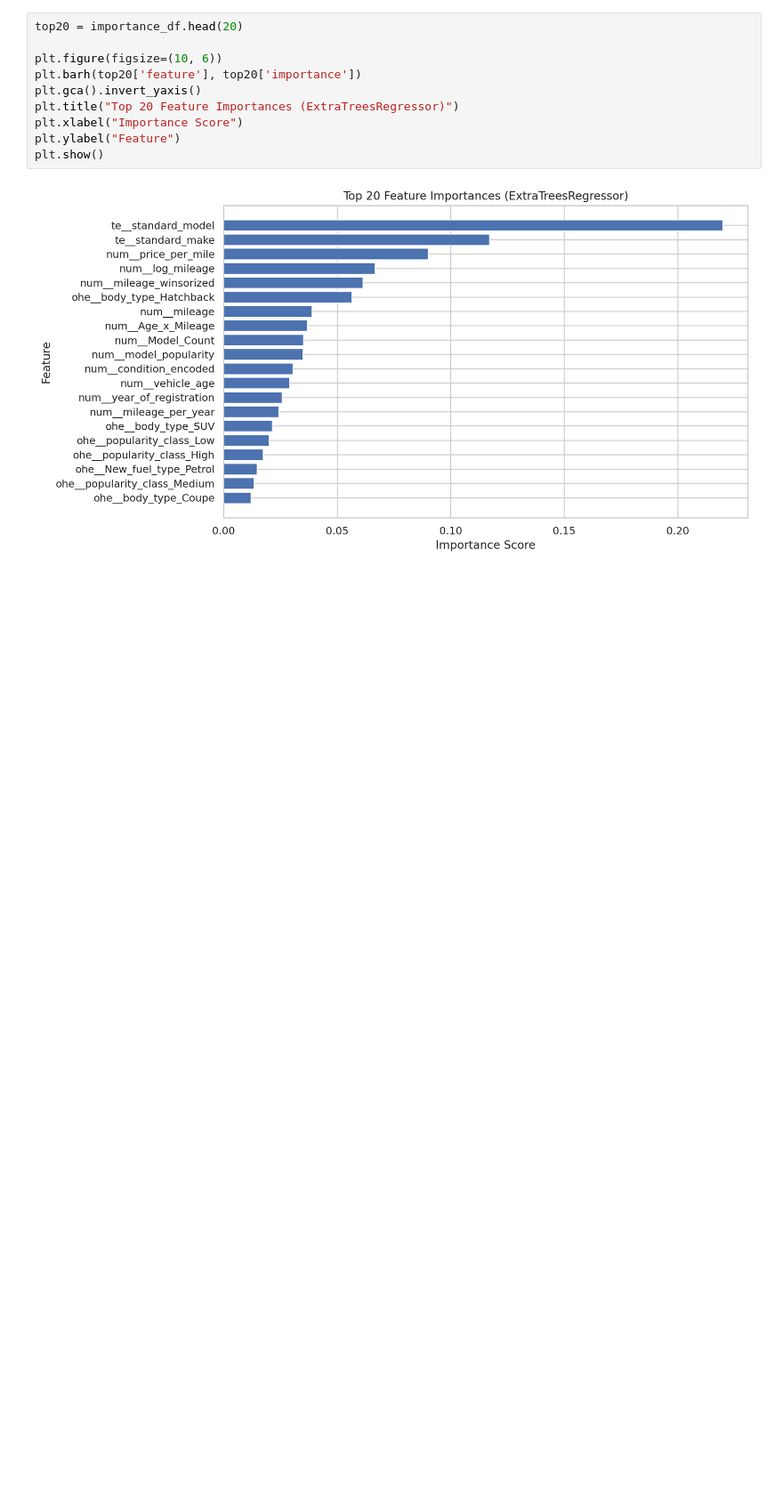
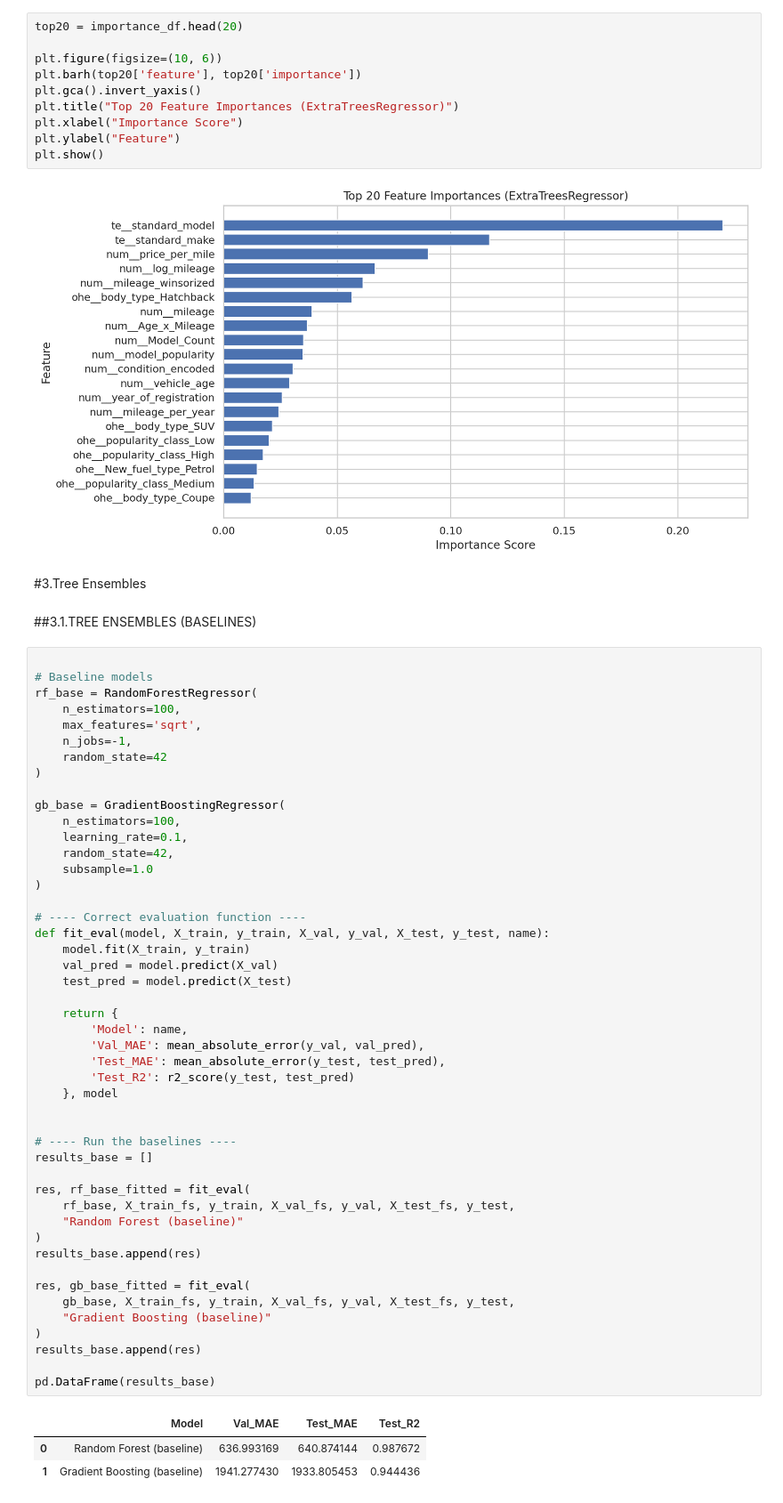
Before and after one commit to Abdi-dotcom/Machine-Learning-Project, a Jupyter notebook: 20029423_AML_notebook.ipynb, the cells around one changed output. Shown at 89% size. Drawn from its saved outputs; the diff is of its cells as text; blank space fills up the shorter version.

Commit message:
3. Tree Ensembles

```diff
--- a/20029423_AML_notebook.ipynb
+++ b/20029423_AML_notebook.ipynb
@@ -271,3 +271,58 @@ plt.ylabel("Feature")
 plt.show()
 # %% [output]
 [figure]
+# %% [markdown]
+#3.Tree Ensembles
+# %% [markdown]
+##3.1.TREE ENSEMBLES (BASELINES)
+# %%
+
+# Baseline models
+rf_base = RandomForestRegressor(
+    n_estimators=100,
+    max_features='sqrt',
+    n_jobs=-1,
+    random_state=42
+)
+
+gb_base = GradientBoostingRegressor(
+    n_estimators=100,
+    learning_rate=0.1,
+    random_state=42,
+    subsample=1.0
+)
+
+# ---- Correct evaluation function ----
+def fit_eval(model, X_train, y_train, X_val, y_val, X_test, y_test, name):
+    model.fit(X_train, y_train)
+    val_pred = model.predict(X_val)
+    test_pred = model.predict(X_test)
+
+    return {
+        'Model': name,
+        'Val_MAE': mean_absolute_error(y_val, val_pred),
+        'Test_MAE': mean_absolute_error(y_test, test_pred),
+        'Test_R2': r2_score(y_test, test_pred)
+    }, model
+
+
+# ---- Run the baselines ----
+results_base = []
+
+res, rf_base_fitted = fit_eval(
+    rf_base, X_train_fs, y_train, X_val_fs, y_val, X_test_fs, y_test,
+    "Random Forest (baseline)"
+)
+results_base.append(res)
+
+res, gb_base_fitted = fit_eval(
+    gb_base, X_train_fs, y_train, X_val_fs, y_val, X_test_fs, y_test,
+    "Gradient Boosting (baseline)"
+)
+results_base.append(res)
+
+pd.DataFrame(results_base)
+# %% [output]
+|  | Model | Val_MAE | Test_MAE | Test_R2 |
+| 0 | Random Forest (baseline) | 636.993169 | 640.874144 | 0.987672 |
+| 1 | Gradient Boosting (baseline) | 1941.277430 | 1933.805453 | 0.944436 |
```
Also changed, not shown: parts of 4 cells of this notebook.
